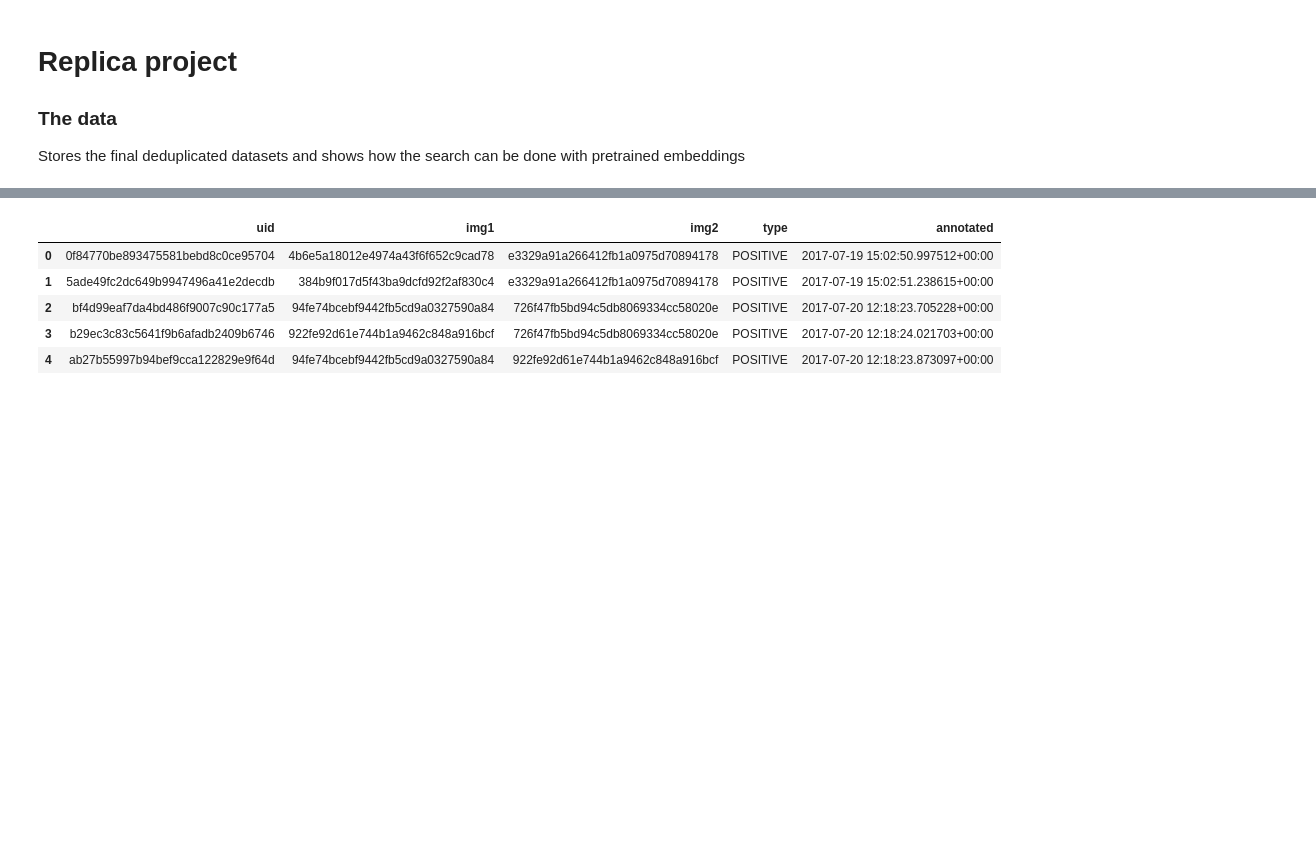
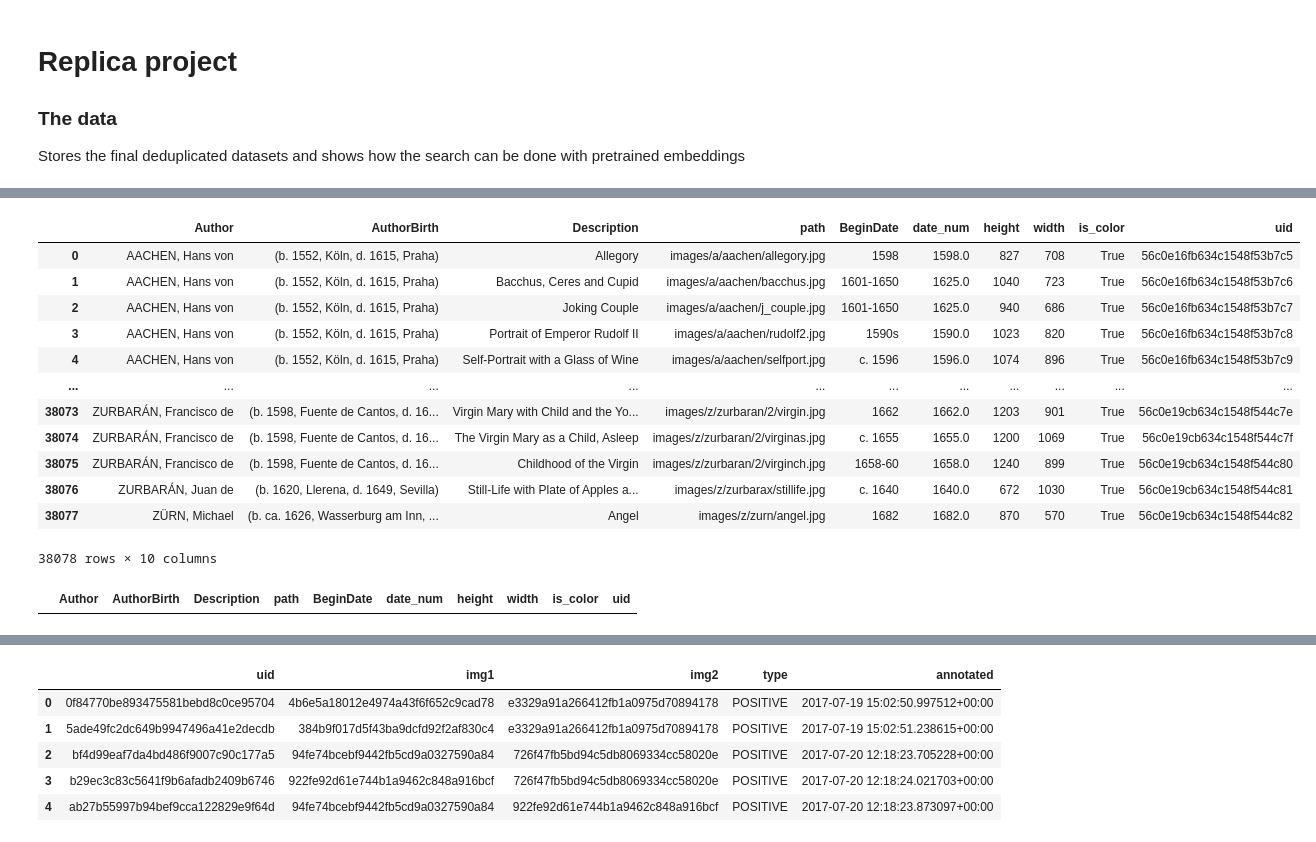
Before and after one commit to ludovicaschaerf/Cini_TDA, a Jupyter notebook: notebooks/Data.ipynb, the cells around one changed output, grey strips where cells are left out. Drawn from its saved outputs; the diff is of its cells as text; code cells hidden in the pictures; blank space fills up the shorter version.

```diff
--- a/notebooks/Data.ipynb
+++ b/notebooks/Data.ipynb
@@ -41,0 +57,25 @@ metadata.head(5)
+# %%
+#metadata_2 = pd.read_excel(wga_dir + 'catalog.xls') #no uid
+#print(metadata_2)
+
+metadata_2 = pd.read_csv(wga_dir + 'index.csv',).drop('Unnamed: 0', axis=1)
+metadata_2.columns = ['Author', 'AuthorBirth', 'Description', 'path', 'BeginDate', 'date_num', 'height', 'width', 'is_color', 'uid']
+metadata_2
+# %% [output]
+|  | Author | AuthorBirth | Description | path | BeginDate | date_num | height | width | is_color | uid |
+| 0 | AACHEN, Hans von | (b. 1552, Köln, d. 1615, Praha) | Allegory | images/a/aachen/allegory.jpg | 1598 | 1598.0 | 827 | 708 | True | 56c0e16fb634c1548f53b7c5 |
+| 1 | AACHEN, Hans von | (b. 1552, Köln, d. 1615, Praha) | Bacchus, Ceres and Cupid | images/a/aachen/bacchus.jpg | 1601-1650 | 1625.0 | 1040 | 723 | True | 56c0e16fb634c1548f53b7c6 |
+| 2 | AACHEN, Hans von | (b. 1552, Köln, d. 1615, Praha) | Joking Couple | images/a/aachen/j_couple.jpg | 1601-1650 | 1625.0 | 940 | 686 | True | 56c0e16fb634c1548f53b7c7 |
+| 3 | AACHEN, Hans von | (b. 1552, Köln, d. 1615, Praha) | Portrait of Emperor Rudolf II | images/a/aachen/rudolf2.jpg | 1590s | 1590.0 | 1023 | 820 | True | 56c0e16fb634c1548f53b7c8 |
+| 4 | AACHEN, Hans von | (b. 1552, Köln, d. 1615, Praha) | Self-Portrait with a Glass of Wine | images/a/aachen/selfport.jpg | c. 1596 | 1596.0 | 1074 | 896 | True | 56c0e16fb634c1548f53b7c9 |
+| ... | ... | ... | ... | ... | ... | ... | ... | ... | ... | ... |
+| 38073 | ZURBARÁN, Francisco de | (b. 1598, Fuente de Cantos, d. 16... | Virgin Mary with Child and the Yo... | images/z/zurbaran/2/virgin.jpg | 1662 | 1662.0 | 1203 | 901 | True | 56c0e19cb634c1548f544c7e |
+| 38074 | ZURBARÁN, Francisco de | (b. 1598, Fuente de Cantos, d. 16... | The Virgin Mary as a Child, Asleep | images/z/zurbaran/2/virginas.jpg | c. 1655 | 1655.0 | 1200 | 1069 | True | 56c0e19cb634c1548f544c7f |
+| 38075 | ZURBARÁN, Francisco de | (b. 1598, Fuente de Cantos, d. 16... | Childhood of the Virgin | images/z/zurbaran/2/virginch.jpg | 1658-60 | 1658.0 | 1240 | 899 | True | 56c0e19cb634c1548f544c80 |
+| 38076 | ZURBARÁN, Juan de | (b. 1620, Llerena, d. 1649, Sevilla) | Still-Life with Plate of Apples a... | images/z/zurbarax/stillife.jpg | c. 1640 | 1640.0 | 672 | 1030 | True | 56c0e19cb634c1548f544c81 |
+| 38077 | ZÜRN, Michael | (b. ca. 1626, Wasserburg am Inn, ... | Angel | images/z/zurn/angel.jpg | 1682 | 1682.0 | 870 | 570 | True | 56c0e19cb634c1548f544c82 |
+38078 rows × 10 columns
+# %%
+metadata_2[metadata_2['uid'] == '69d0d257aadb4c15a0defb28c6adc5f5']
+# %% [output]
+|  | Author | AuthorBirth | Description | path | BeginDate | date_num | height | width | is_color | uid |
```
Also changed, not shown: parts of 12 cells of this notebook, 6 other files.
